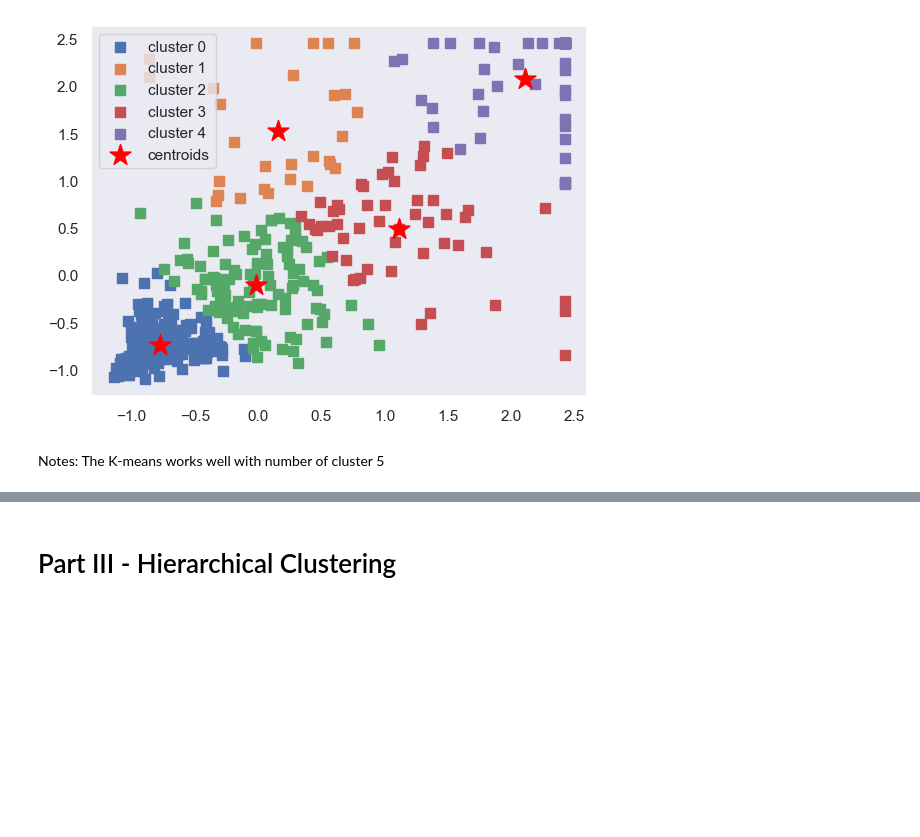
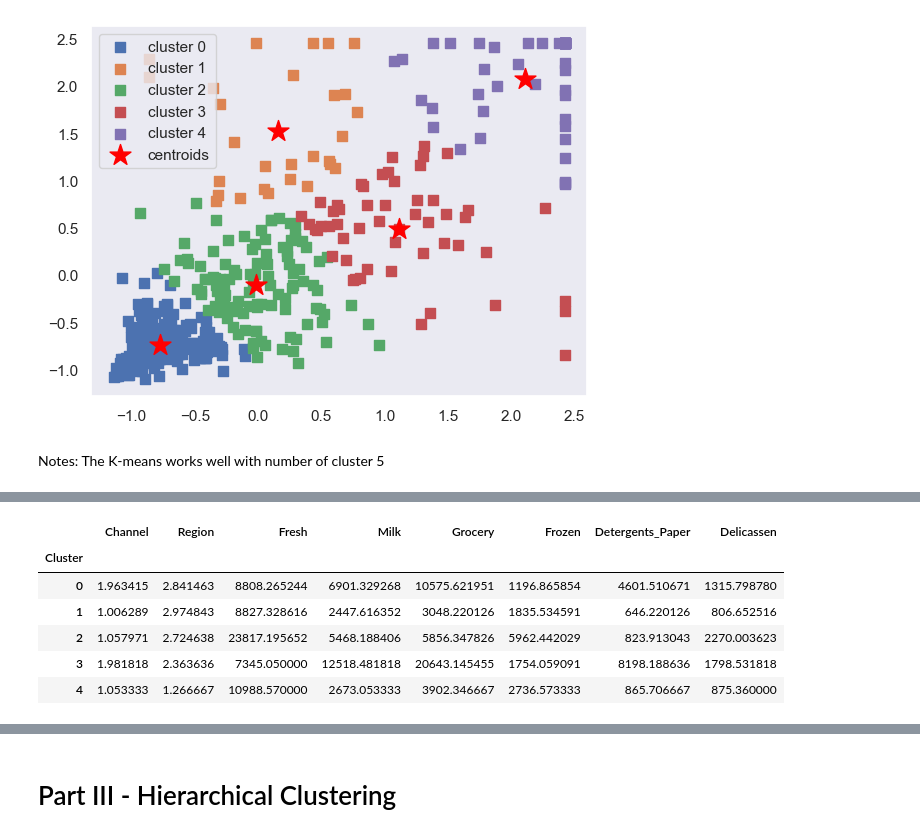
Before and after one commit to thonglamhai/unsupervised-learning-project, a Jupyter notebook: Unsupervised Learning - Project.ipynb, the cells around one changed output, grey strips where cells are left out. Saved outputs shown, nothing was run; the diff lists cells and outputs as text; code cells hidden in the pictures; blank space fills up the shorter version.

```diff
--- a/Unsupervised Learning - Project.ipynb
+++ b/Unsupervised Learning - Project.ipynb
@@ -377,0 +406,10 @@ Notes: The K-means works well with number of cluster 5
+# %%
+df.groupby('Cluster').mean()
+# %% [output]
+|  | Channel | Region | Fresh | Milk | Grocery | Frozen | Detergents_Paper | Delicassen |
+| Cluster |  |  |  |  |  |  |  |  |
+| 0 | 1.963415 | 2.841463 | 8808.265244 | 6901.329268 | 10575.621951 | 1196.865854 | 4601.510671 | 1315.798780 |
+| 1 | 1.006289 | 2.974843 | 8827.328616 | 2447.616352 | 3048.220126 | 1835.534591 | 646.220126 | 806.652516 |
+| 2 | 1.057971 | 2.724638 | 23817.195652 | 5468.188406 | 5856.347826 | 5962.442029 | 823.913043 | 2270.003623 |
+| 3 | 1.981818 | 2.363636 | 7345.050000 | 12518.481818 | 20643.145455 | 1754.059091 | 8198.188636 | 1798.531818 |
+| 4 | 1.053333 | 1.266667 | 10988.570000 | 2673.053333 | 3902.346667 | 2736.573333 | 865.706667 | 875.360000 |
```
Also changed, not shown: parts of 5 cells of this notebook, 1 other file.
